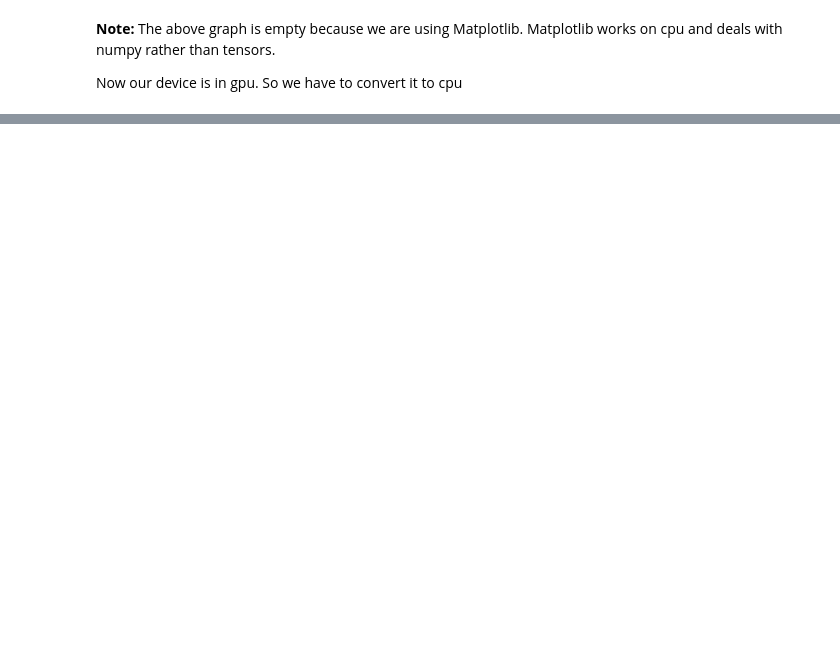
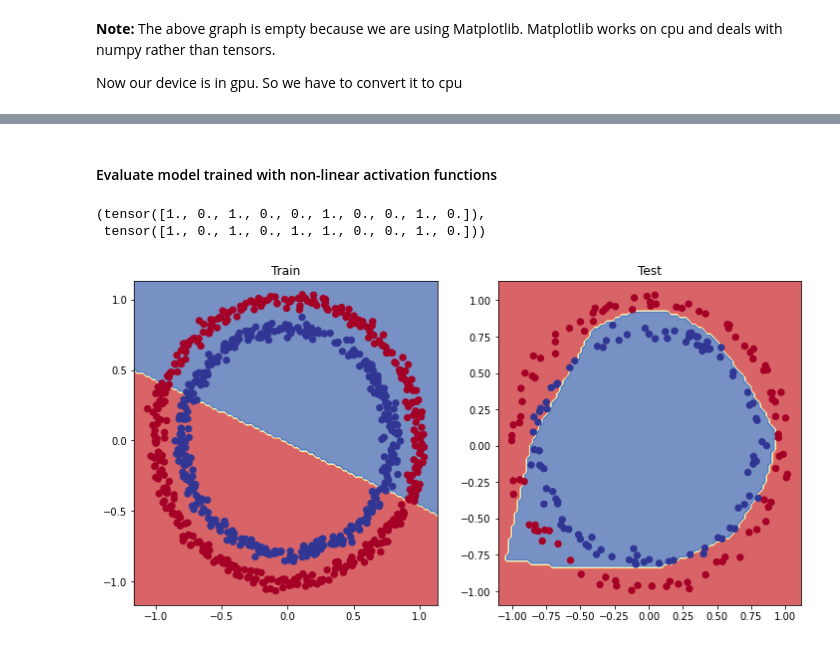
Before and after one commit to greeshmaunni1990/PyTorch-For-ML-DL, a Jupyter notebook: 02_pytorch_classification_video.ipynb, the cells around one changed output, grey strips where cells are left out. Cells and saved outputs as stored; diff of their text form; code cells hidden in the pictures; blank space fills up the shorter version.

```diff
--- a/02_pytorch_classification_video.ipynb
+++ b/02_pytorch_classification_video.ipynb
@@ -778,0 +816,26 @@ plot_predictions(train_data=X_train_regression.cpu(),
+# %%
+from torch import nn
+class CircleModelV2(nn.Module):
+  def __init__(self):
+    super().__init__()
+    self.layer_1 = nn.Linear(in_features=2, out_features=10)
+    self.layer_2 = nn.Linear(in_features=10, out_features=10)
+    self.layer_3 = nn.Linear(in_features=10, out_features=1)
+
+    # non linear function
+    self.relu = nn.ReLU()
+
+  def forward(self, x):
+    # where should we put non-linear activation functions?
+
+    # Here we are taking the output of layer 1 and passing it to relu function
+    # It is then passed to layer 2 and the output of layer 2 is then passed to relu function
+    # It is then passed to layer 3. But here the output of the layer 3 is not passed
+    # to relu. It will be passed tpo sigmoid
+
+    # Relu will take the output of each layer and turn the negative values to zero
+    # and keep the positive values as such
+    return self.layer_3(self.relu(self.layer_2(self.relu(self.layer_1(x)))))
+
+model_3 = CircleModelV2().to(device)
+model_3
@@ -778,0 +849,4 @@ plot_predictions(train_data=X_train_regression.cpu(),
+# %%
+# set optmizer and loss
+loss_fn = BCEWithLogitsLoss()
+optimizer = torch.optim.SGD(model_3.parameters(), lr=0.1)
@@ -778,0 +935,23 @@ plot_predictions(train_data=X_train_regression.cpu(),
+# %% [markdown]
+#### Evaluate model trained with non-linear activation functions
+# %%
+# Makes predictions
+model_3.eval()
+with torch.inference_mode():
+  y_preds = torch.round(torch.sigmoid(model_3(X_test))).squeeze()
+y_preds[:10], y_test[:10]
+# %% [output]
+(tensor([1., 0., 1., 0., 0., 1., 0., 0., 1., 0.]),
+ tensor([1., 0., 1., 0., 1., 1., 0., 0., 1., 0.]))
+# %%
+# plot decision boundaries
+plt.figure(figsize=(12, 6))
+plt.subplot(1, 2, 1)
+plt.title("Train")
+plot_decision_boundary(model_1, X_train, y_train)
+
+plt.subplot(1, 2, 2)
+plt.title("Test")
+plot_decision_boundary(model_3, X_test, y_test)
+# %% [output]
+[figure, added]
```
Also changed, not shown: parts of 36 cells of this notebook.
